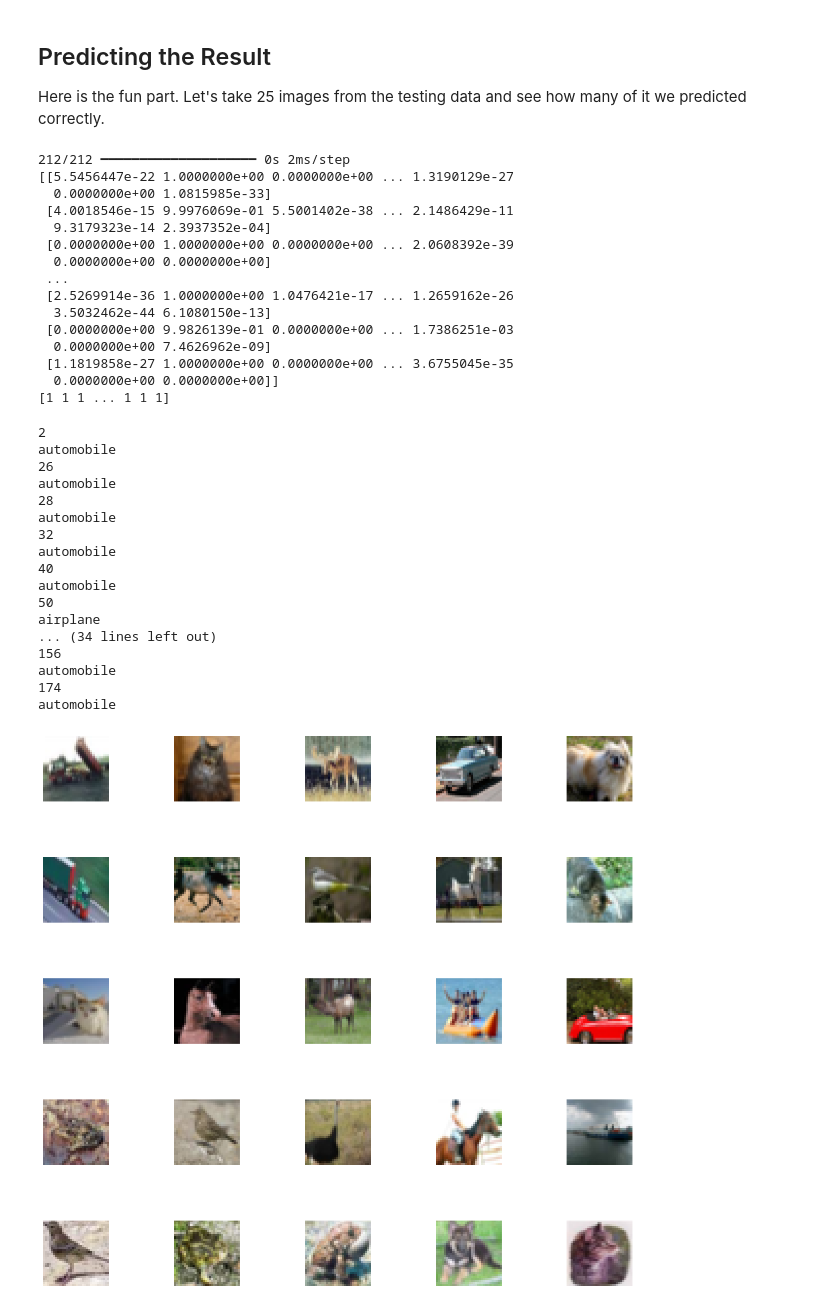
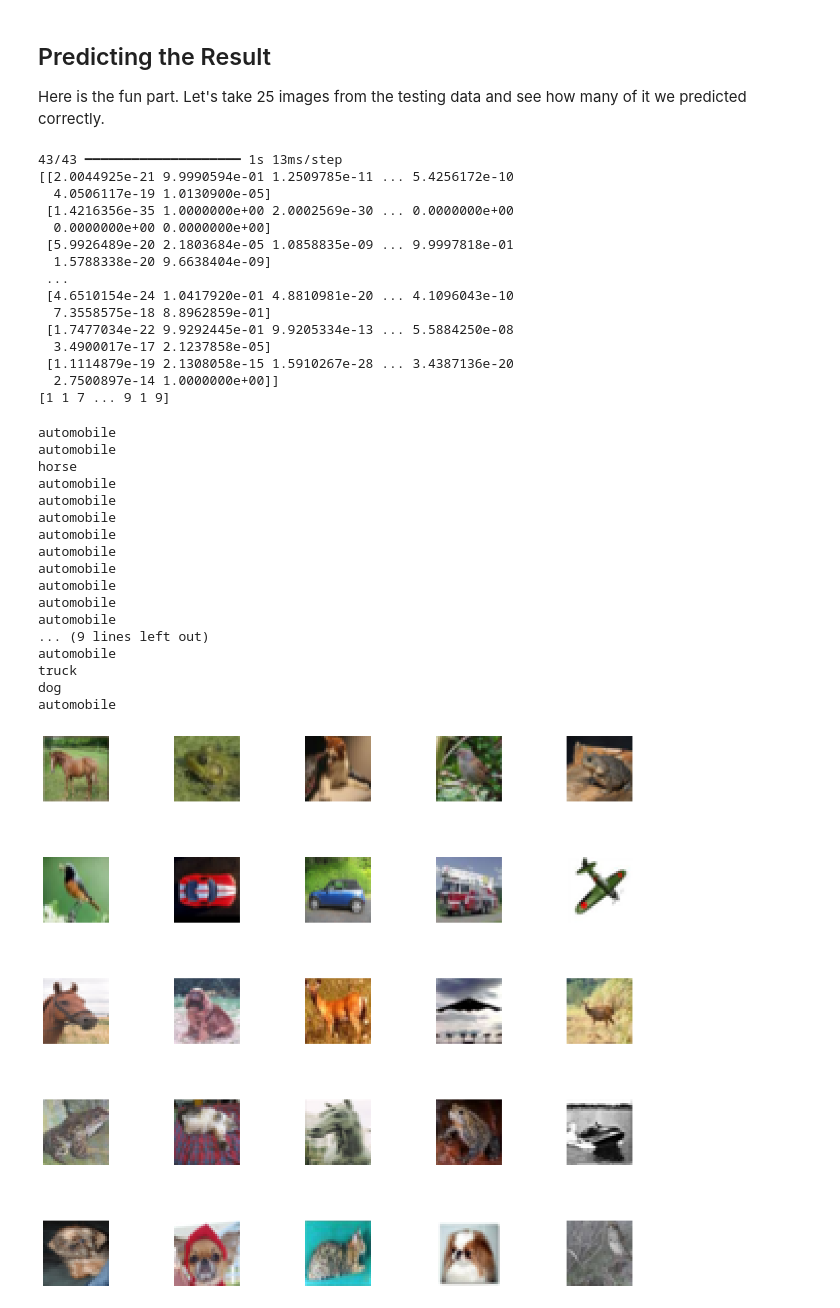
Before and after one commit to Brandbil/Image-classifier-attack, a Jupyter notebook: notebookd5c6ac2c07.ipynb, the cells around one changed output. Cells and saved outputs as stored; diff of their text form; code cells hidden in the pictures.

```diff
--- a/notebookd5c6ac2c07.ipynb
+++ b/notebookd5c6ac2c07.ipynb
@@ -138,10 +135,21 @@ def attack_dataset(X,y, area_1):
         avg = np.mean(area)
         if min_val < avg < max_val:
             classes_dict[y[i][0]] += 1
-            y[i][0] = labelflip_attack(y[i][0], 2)
+            y[i][0] = labelflip_attack(y[i][0])
             X_attacked.append(X[i])
             X_index.append(i)
     return np.array(X_attacked), classes_dict, y, X_index
+
+def test_attack_dataset(X, area_1):
+    subset = []
+    for i in range(X.shape[0]):
+        x1, x2, y1, y2, min_val, max_val = area_1
+        area = X[i][x1:x2, y1:y2, 1]
+        avg = np.mean(area)
+        if min_val < avg < max_val:
+            subset.append(X[i])
+    return np.array(subset)
+
 
 #show all attacked images
 def show_images(X):
@@ -154,6 +162,9 @@ def show_images(X):
 
 area_1 = (12, 20, 12, 20, 100, 115)
 X_train_attacked, attacked_classes, train_labels, X_index = attack_dataset(train_images,train_labels, area_1)
+X_test_attacked = test_attack_dataset(test_images, area_1)
+
+
 show_images(X_train_attacked)
 
 
@@ -258,6 +269,6 @@ model.compile(optimizer='adam', loss=keras.losses.categorical_crossentropy, metr
 * Batch Size is used for Adam optimizer.
 * Epochs - One epoch is one complete cycle (forward pass + backward pass).
 # %%
-history = model.fit(train_images, train_labels, batch_size=64, epochs=10,
+history = model.fit(train_images, train_labels, batch_size=64, epochs=30,
                     validation_data=(test_images, test_labels))
 # %% [output]
@@ -318,57 +336,55 @@ Text(0.5, 1.0, 'Accuracy Curves')
 Here is the fun part. Let's take 25 images from the testing data and see how many of it we predicted correctly.
 # %%
 # Making the Predictions
-pred = model.predict(X_train_attacked)
+pred = model.predict(X_test_attacked)
 print(pred)
 
 # Converting the predictions into label index
 pred_classes = np.argmax(pred, axis=1)
 print(pred_classes)
 # %% [output]
-212/212 ━━━━━━━━━━━━━━━━━━━━ 0s 2ms/step
-[[5.5456447e-22 1.0000000e+00 0.0000000e+00 ... 1.3190129e-27
-  0.0000000e+00 1.0815985e-33]
- [4.0018546e-15 9.9976069e-01 5.5001402e-38 ... 2.1486429e-11
-  9.3179323e-14 2.3937352e-04]
- [0.0000000e+00 1.0000000e+00 0.0000000e+00 ... 2.0608392e-39
+43/43 ━━━━━━━━━━━━━━━━━━━━ 1s 13ms/step
+[[2.0044925e-21 9.9990594e-01 1.2509785e-11 ... 5.4256172e-10
+  4.0506117e-19 1.0130900e-05]
+ [1.4216356e-35 1.0000000e+00 2.0002569e-30 ... 0.0000000e+00
   0.0000000e+00 0.0000000e+00]
+ [5.9926489e-20 2.1803684e-05 1.0858835e-09 ... 9.9997818e-01
+  1.5788338e-20 9.6638404e-09]
  ...
- [2.5269914e-36 1.0000000e+00 1.0476421e-17 ... 1.2659162e-26
-  3.5032462e-44 6.1080150e-13]
- [0.0000000e+00 9.9826139e-01 0.0000000e+00 ... 1.7386251e-03
-  0.0000000e+00 7.4626962e-09]
- [1.1819858e-27 1.0000000e+00 0.0000000e+00 ... 3.6755045e-35
-  0.0000000e+00 0.0000000e+00]]
-[1 1 1 ... 1 1 1]
+ [4.6510154e-24 1.0417920e-01 4.8810981e-20 ... 4.1096043e-10
+  7.3558575e-18 8.8962859e-01]
+ [1.7477034e-22 9.9292445e-01 9.9205334e-13 ... 5.5884250e-08
+  3.4900017e-17 2.1237858e-05]
+ [1.1114879e-19 2.1308058e-15 1.5910267e-28 ... 3.4387136e-20
+  2.7500897e-14 1.0000000e+00]]
+[1 1 7 ... 9 1 9]
 # %%
 # Plotting the Actual vs. Predicted results
 
 fig, axes = plt.subplots(5, 5, figsize=(15,15))
 axes = axes.ravel()
 
 for i in np.arange(0, 25):
-    print(X_index[i])
-    axes[i].imshow(X_train_attacked[i])
+    axes[i].imshow(X_test_attacked[i])
     print(class_names[pred_classes[i]])
-    print(class_names[train_labels[X_index[i]]])
     axes[i].axis('off')
     plt.subplots_adjust(wspace=1)
 # %% [output]
-2
 automobile
-26
 automobile
-28
+horse
 automobile
-32
 automobile
-40
 automobile
-50
-airplane
-... (34 lines left out)
-156
 automobile
-174
 automobile
+automobile
+automobile
+automobile
+automobile
+... (9 lines left out)
+automobile
+truck
+dog
+automobile
-[figure, old version]
+[figure, new version]
```
Also changed, not shown: parts of 9 cells of this notebook, 3 other files.
